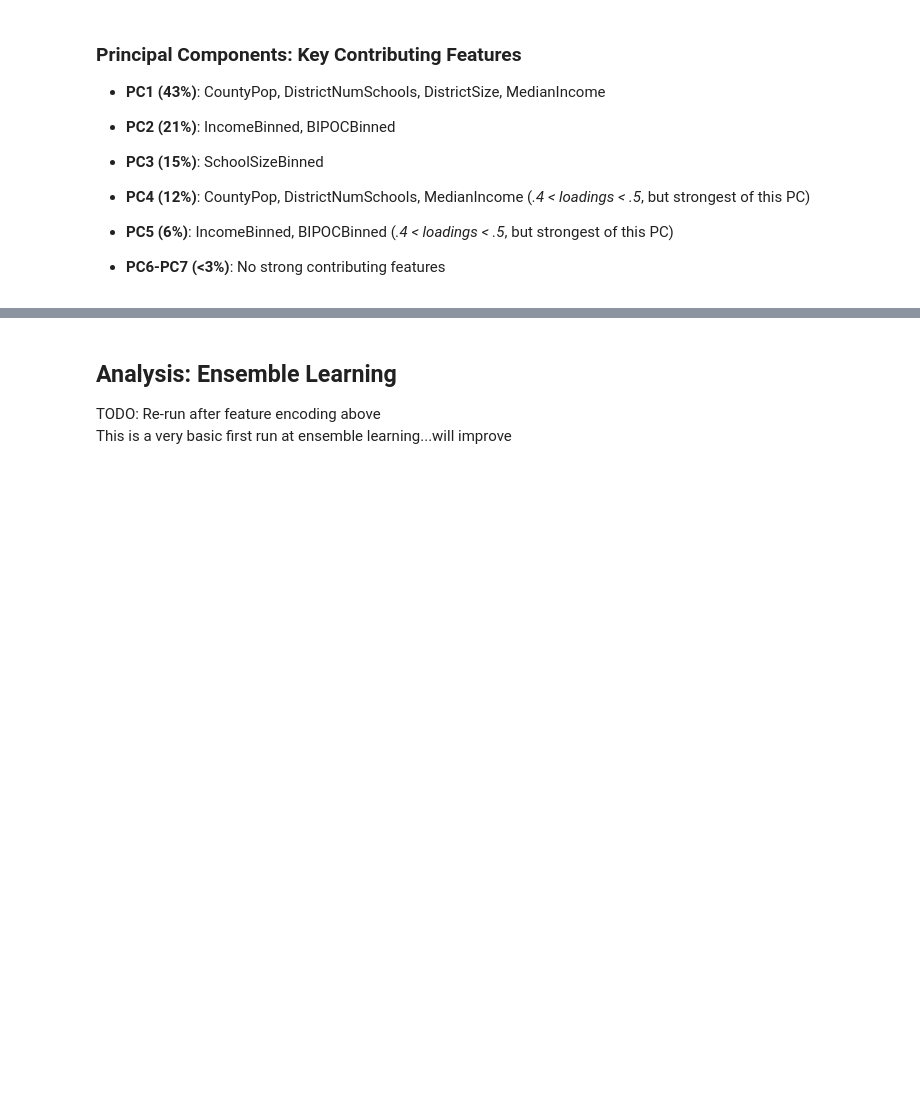
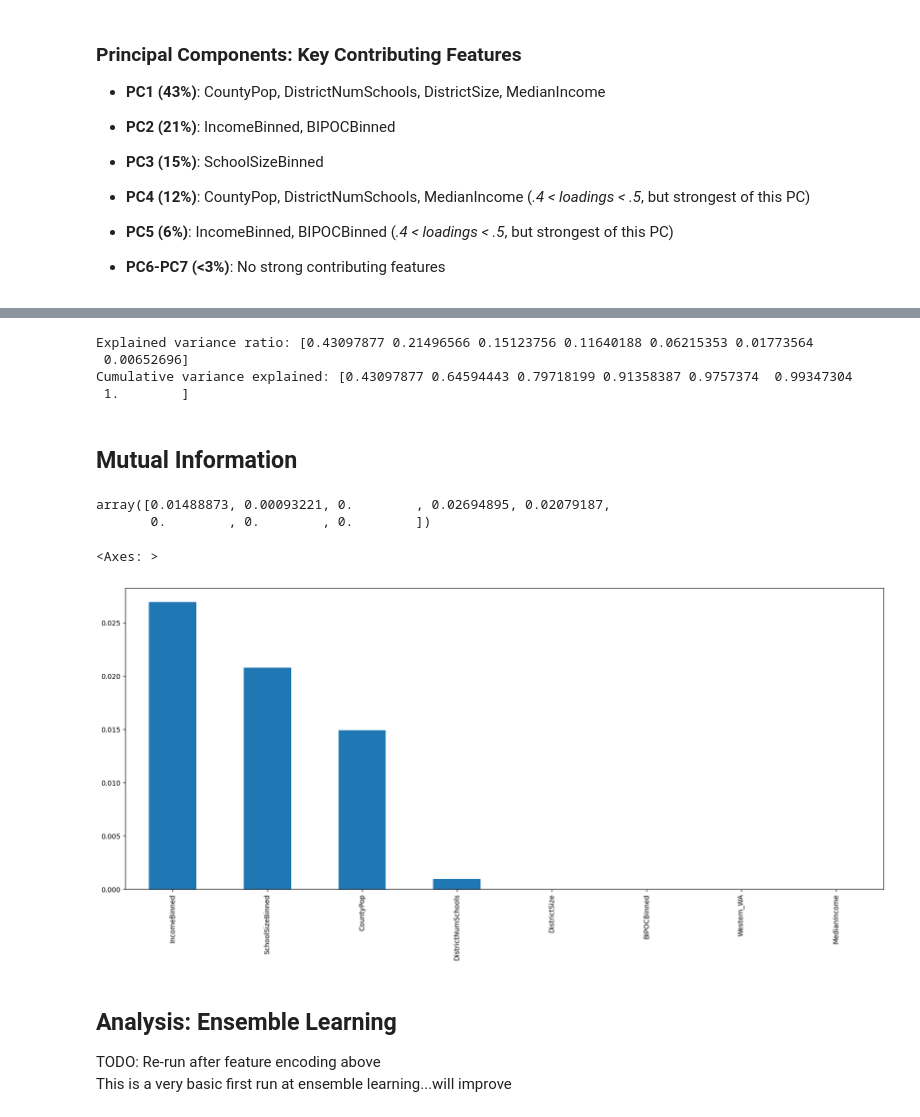
Before and after one commit to brinkbrink/WA_CS_v2, a Jupyter notebook: SchoolAnalysis.ipynb, the cells around one changed output, grey strips where cells are left out. Cells and saved outputs as stored; diff of their text form; code cells hidden in the pictures; blank space fills up the shorter version.

Commit message:
initial mutual info

```diff
--- a/SchoolAnalysis.ipynb
+++ b/SchoolAnalysis.ipynb
@@ -694,3 +726,34 @@ X_train, X_test, y_train, y_test = train_test_split(X, y, test_size=0.2, random_
+# %%
+print("Explained variance ratio:", pca.explained_variance_ratio_)
+print("Cumulative variance explained:", pca.explained_variance_ratio_.cumsum())
+# %% [output]
+Explained variance ratio: [0.43097877 0.21496566 0.15123756 0.11640188 0.06215353 0.01773564
+ 0.00652696]
+Cumulative variance explained: [0.43097877 0.64594443 0.79718199 0.91358387 0.9757374  0.99347304
+ 1.        ]
+# %% [markdown]
+## Mutual Information
+# %%
+X_mi = X_to_scale2
+y_mi = with_income['CS_Offered']
+X_train_mi, X_test_mi, y_train_mi, y_test_mi = train_test_split(X_mi, y_mi, test_size=0.2, random_state=1234)
+# %%
+from sklearn.feature_selection import mutual_info_classif
+mutual_info = mutual_info_classif(X_train_mi, y_train_mi)
+mutual_info
+
+mutual_info = mutual_info_classif(X_train_mi, y_train_mi)
+mutual_info
+# %% [output]
+array([0.01488873, 0.00093221, 0.        , 0.02694895, 0.02079187,
+       0.        , 0.        , 0.        ])
+# %%
+mutual_info = pd.Series(mutual_info)
+mutual_info.index = X_train_mi.columns
+mutual_info.sort_values(ascending=False).plot.bar(figsize=(20, 8))
+# %% [output]
+<Axes: >
+[figure, added]
 # %% [markdown]
 ## Analysis: Ensemble Learning
 TODO: Re-run after feature encoding above
```
Also changed, not shown: parts of 19 cells of this notebook.
